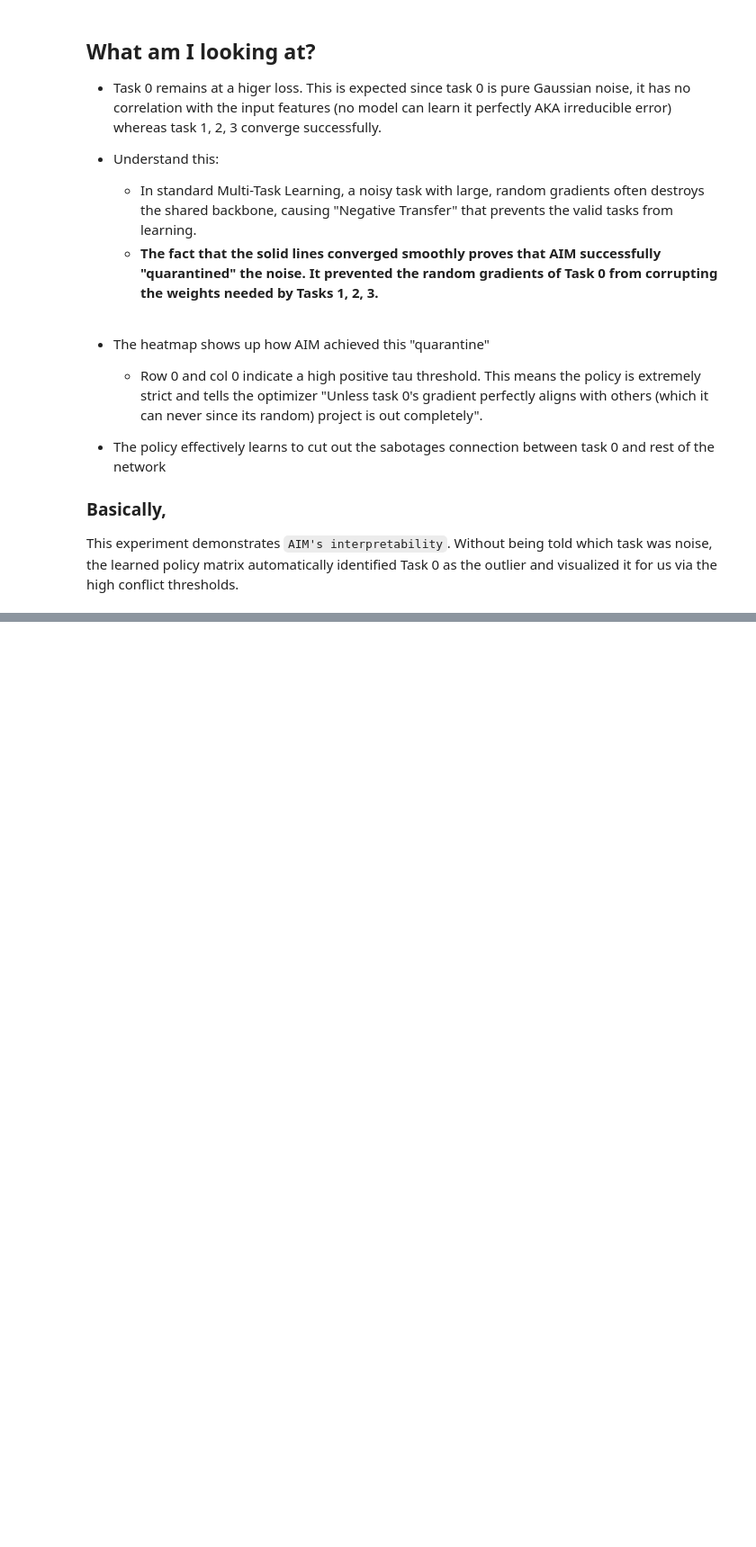
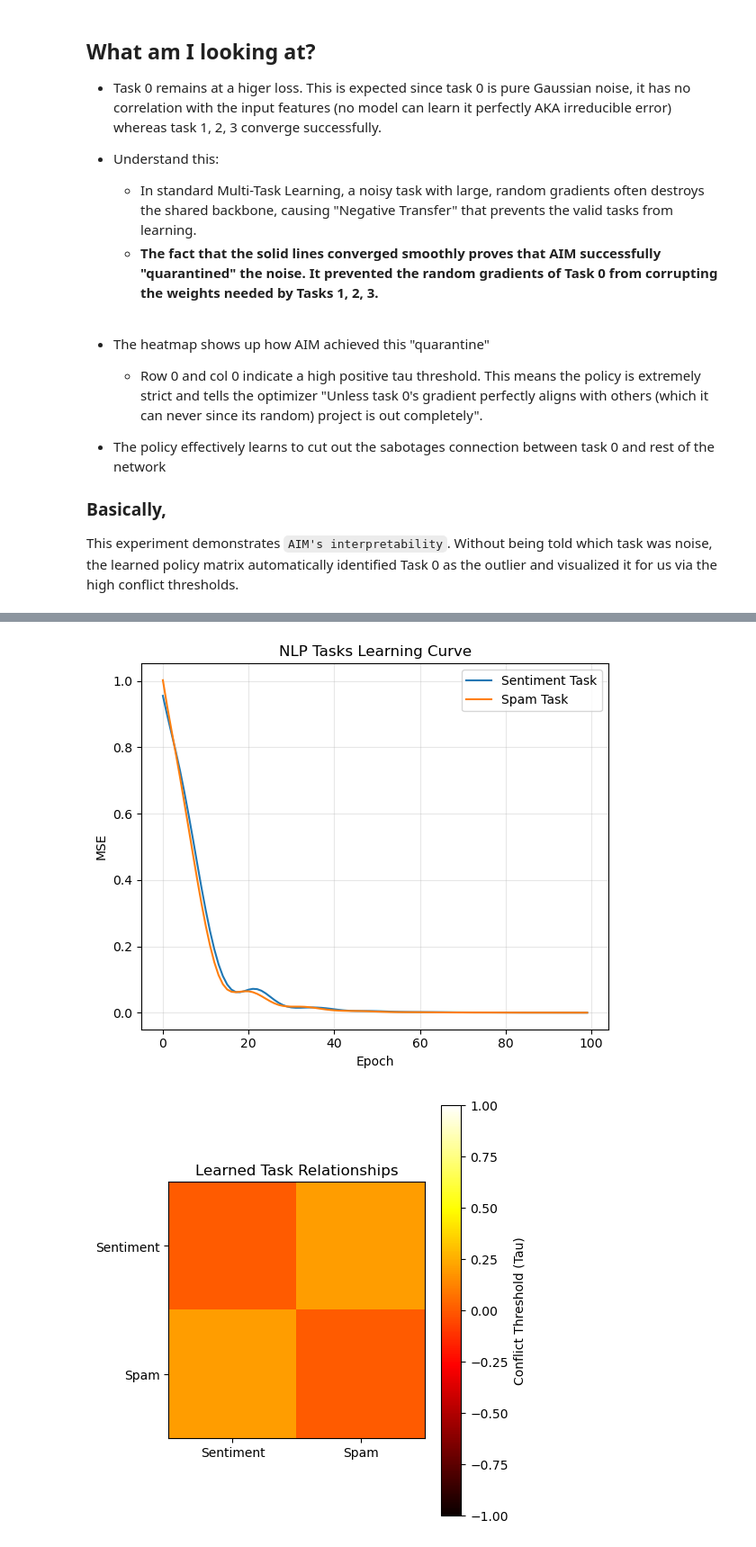
Before and after one commit to RayyanMinhaj/Adaptive-Intervention-for-MTL-and-other-Experiments, a Jupyter notebook: MTL-and-Experiments.ipynb, the cells around one changed output, grey strips where cells are left out. Shown at 90% size. Drawn from its saved outputs; the diff is of its cells as text; code cells hidden in the pictures; blank space fills up the shorter version.

```diff
--- a/MTL-and-Experiments.ipynb
+++ b/MTL-and-Experiments.ipynb
@@ -926,0 +863,7 @@ X_train, X_guide, y_train, y_guide = train_test_split(X_nlp, y_nlp, test_size=0.
+# %%
+# Generate Targets based on these distinct features
+y_sentiment = X_nlp @ w_sentiment + np.random.normal(0, 0.1, n_samples)
+y_spam = X_nlp @ w_spam + np.random.normal(0, 0.1, n_samples)
+
+# Stack them: Task 0 = Sentiment, Task 1 = Spam
+y_nlp = np.stack([y_sentiment, y_spam], axis=1)
@@ -926,0 +882,10 @@ X_train, X_guide, y_train, y_guide = train_test_split(X_nlp, y_nlp, test_size=0.
+# %%
+# 2. SETUP MODELS ----------------------------------
+# Same architecture as before
+
+model_nlp = SimpleMTLModel(input_dim=20, hidden_dim=64, num_tasks=2)
+policy_nlp = AIMPolicy(num_tasks=2, policy_type='matrix')
+
+
+opt_model = optim.Adam(model_nlp.parameters(), lr=0.005)
+opt_policy = optim.Adam(policy_nlp.parameters(), lr=0.01)
@@ -926,0 +961,41 @@ X_train, X_guide, y_train, y_guide = train_test_split(X_nlp, y_nlp, test_size=0.
+# %%
+# 4. VISUALIZATION ----------------------------------
+
+
+# Loss Curves --------
+plt.figure(figsize=(6, 5))
+
+plt.plot(loss_history_sent, label='Sentiment Task')
+plt.plot(loss_history_spam, label='Spam Task')
+
+plt.title('NLP Tasks Learning Curve')
+plt.xlabel('Epoch')
+plt.ylabel('MSE')
+plt.legend()
+plt.grid(True, alpha=0.3)
+
+plt.tight_layout()
+plt.show()
+
+
+# Policy Matrix --------
+plt.figure(figsize=(5, 5))
+
+im = plt.imshow(
+    policy_nlp.tau.detach().numpy(),
+    cmap='hot',
+    vmin=-1,
+    vmax=1
+)
+
+plt.title('Learned Task Relationships')
+plt.xticks([0, 1], ['Sentiment', 'Spam'])
+plt.yticks([0, 1], ['Sentiment', 'Spam'])
+
+plt.colorbar(im, label='Conflict Threshold (Tau)')
+
+plt.tight_layout()
+plt.show()
+# %% [output]
+[figure, added]
+[figure, added]
```
Also changed, not shown: parts of 18 cells of this notebook.
